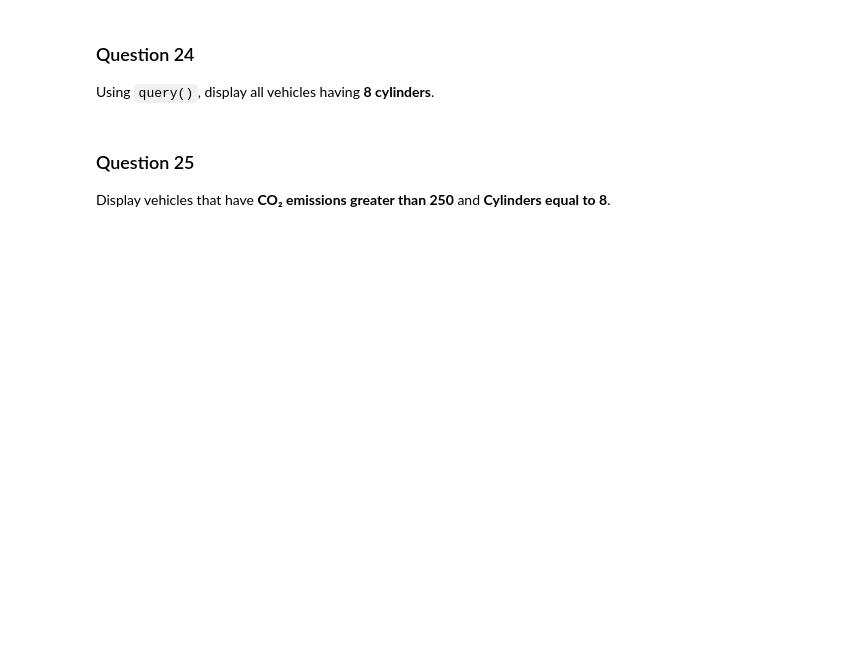
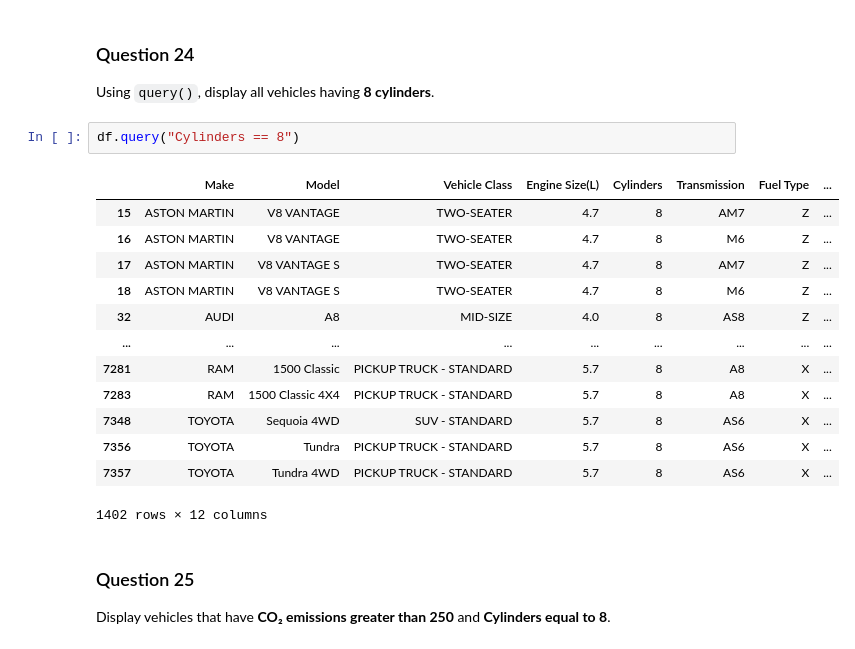
Before and after one commit to sumitshinde4585/Liha-tech-Assignments, a Jupyter notebook: Assignments/Data-Science-Assignments-main/Assignment 1/CO2_Emissions_Canada_Beginner_Pandas_Practice.ipynb, the cells around one changed output. Cells and saved outputs as stored; diff of their text form; blank space fills up the shorter version.

```diff
--- a/Assignments/Data-Science-Assignments-main/Assignment 1/CO2_Emissions_Canada_Beginner_Pandas_Practice.ipynb
+++ b/Assignments/Data-Science-Assignments-main/Assignment 1/CO2_Emissions_Canada_Beginner_Pandas_Practice.ipynb
@@ -120,6 +412,22 @@ Display only the vehicles manufactured by **BMW**.
 # %% [markdown]
 ### Question 24
 Using `query()`, display all vehicles having **8 cylinders**.
+# %%
+df.query("Cylinders == 8")
+# %% [output]
+|  | Make | Model | Vehicle Class | Engine Size(L) | Cylinders | Transmission | Fuel Type | ... |
+| 15 | ASTON MARTIN | V8 VANTAGE | TWO-SEATER | 4.7 | 8 | AM7 | Z | ... |
+| 16 | ASTON MARTIN | V8 VANTAGE | TWO-SEATER | 4.7 | 8 | M6 | Z | ... |
+| 17 | ASTON MARTIN | V8 VANTAGE S | TWO-SEATER | 4.7 | 8 | AM7 | Z | ... |
+| 18 | ASTON MARTIN | V8 VANTAGE S | TWO-SEATER | 4.7 | 8 | M6 | Z | ... |
+| 32 | AUDI | A8 | MID-SIZE | 4.0 | 8 | AS8 | Z | ... |
+| ... | ... | ... | ... | ... | ... | ... | ... | ... |
+| 7281 | RAM | 1500 Classic | PICKUP TRUCK - STANDARD | 5.7 | 8 | A8 | X | ... |
+| 7283 | RAM | 1500 Classic 4X4 | PICKUP TRUCK - STANDARD | 5.7 | 8 | A8 | X | ... |
+| 7348 | TOYOTA | Sequoia 4WD | SUV - STANDARD | 5.7 | 8 | AS6 | X | ... |
+| 7356 | TOYOTA | Tundra | PICKUP TRUCK - STANDARD | 5.7 | 8 | AS6 | X | ... |
+| 7357 | TOYOTA | Tundra 4WD | PICKUP TRUCK - STANDARD | 5.7 | 8 | AS6 | X | ... |
+1402 rows × 12 columns
 # %% [markdown]
 ### Question 25
 Display vehicles that have **CO₂ emissions greater than 250** and **Cylinders equal to 8**.
```
Also changed, not shown: parts of 34 cells of this notebook, 3 other files.
